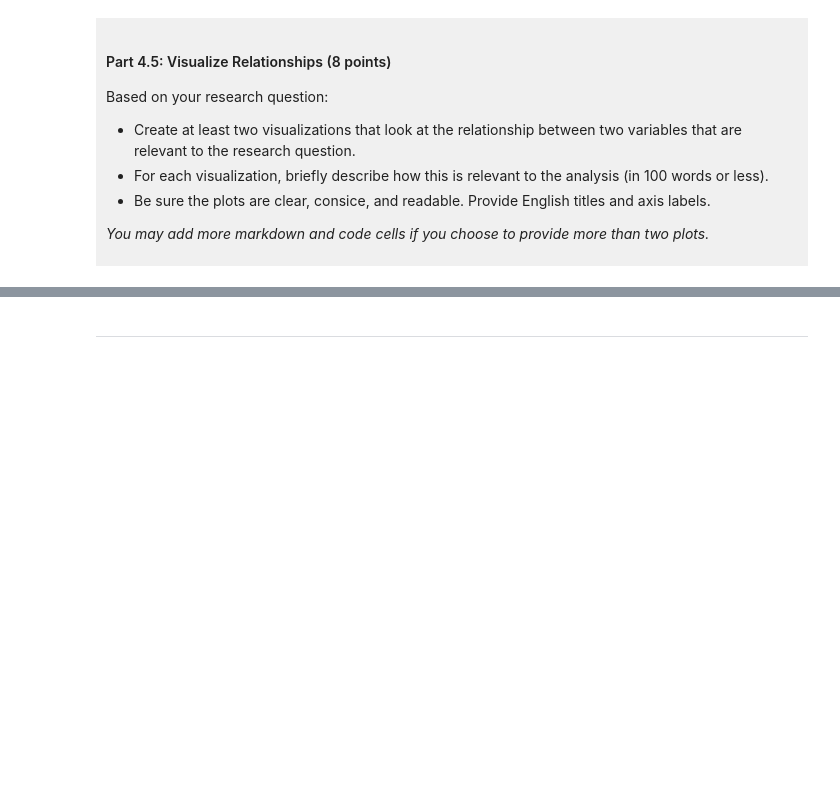
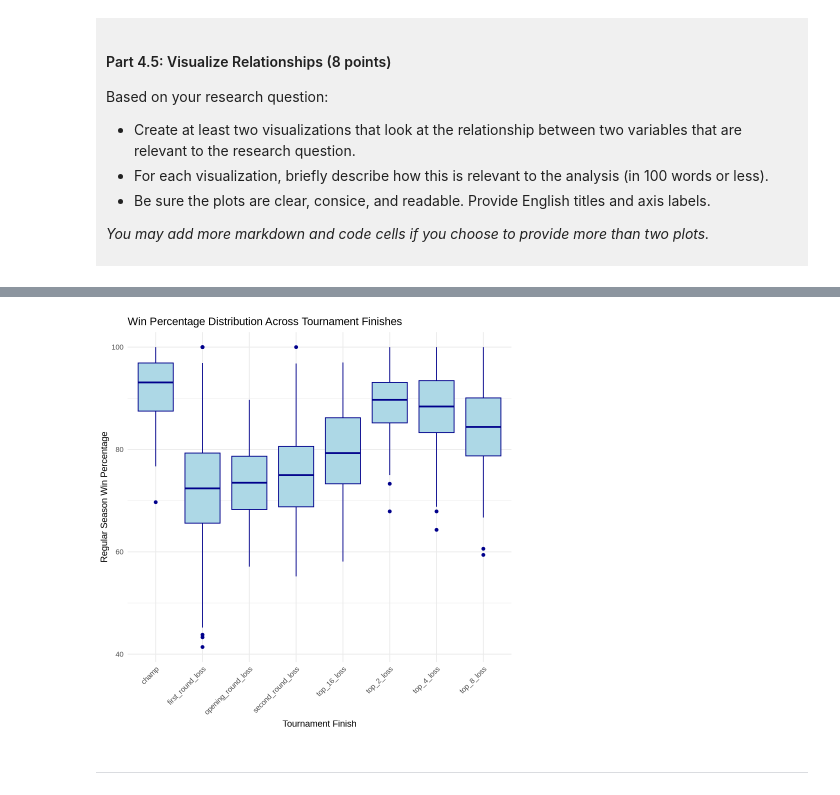
Before and after one commit to mmarc23/dsci100-Michellemarciante, a Jupyter notebook: dsci-100-project-notebook.ipynb, the cells around one changed output, grey strips where cells are left out. Cells and saved outputs as stored; diff of their text form; code cells hidden in the pictures; blank space fills up the shorter version.

```diff
--- a/dsci-100-project-notebook.ipynb
+++ b/dsci-100-project-notebook.ipynb
@@ -300,5 +356,15 @@ Visualization 2: %%% EDIT THIS MARKDOWN CELL%%%
 # %%
-### EDIT THIS CODE CELL FOR VISUALIZATION 2###
+ggplot(tidy_data, aes(x = tourney_finish, y = reg_wins_pct)) +
+  geom_boxplot(fill = "lightblue", color = "darkblue") +
+  labs(
+    title = "Win Percentage Distribution Across Tournament Finishes",
+    x = "Tournament Finish",
+    y = "Regular Season Win Percentage"
+  ) +
+  theme_minimal() +
+  theme(axis.text.x = element_text(angle = 45, hjust = 1))
+# %% [output]
+[figure, added]
 # %% [markdown]
 ------
 # %% [markdown]
```
Also changed, not shown: parts of 10 cells of this notebook.
